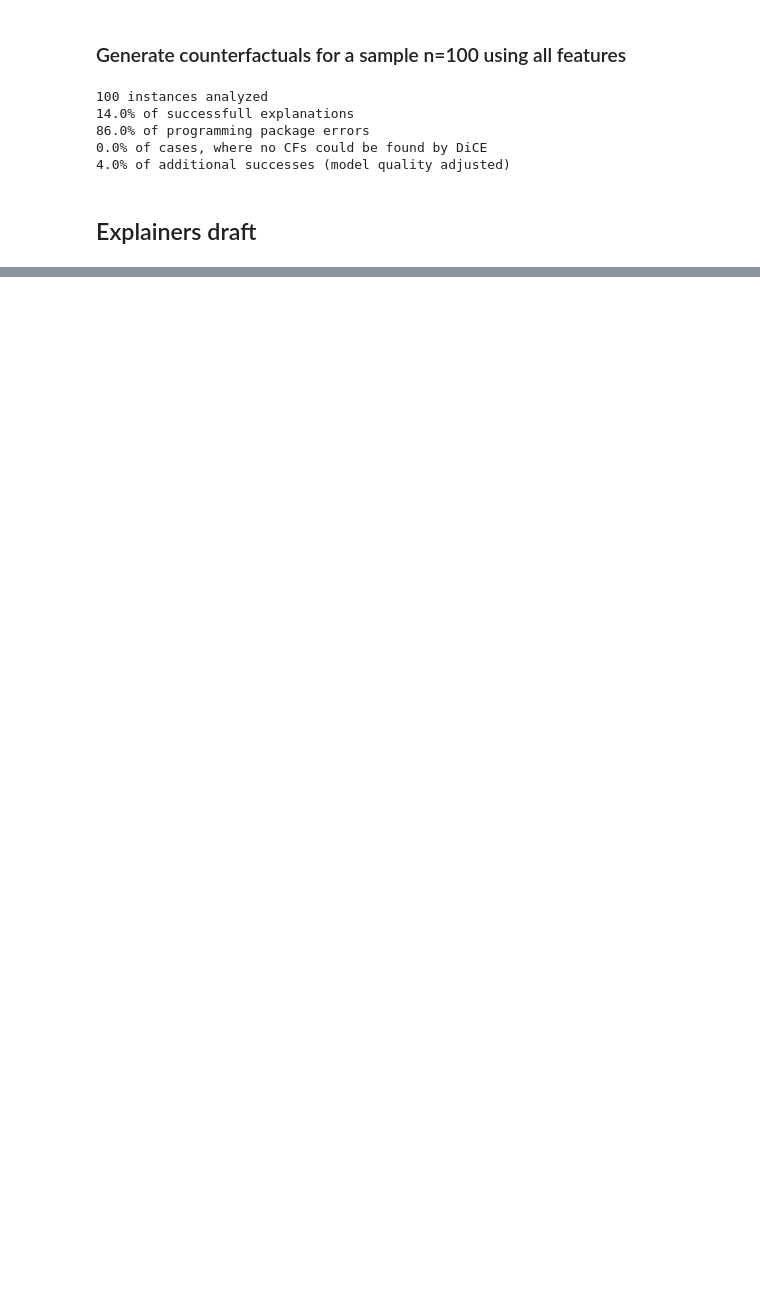
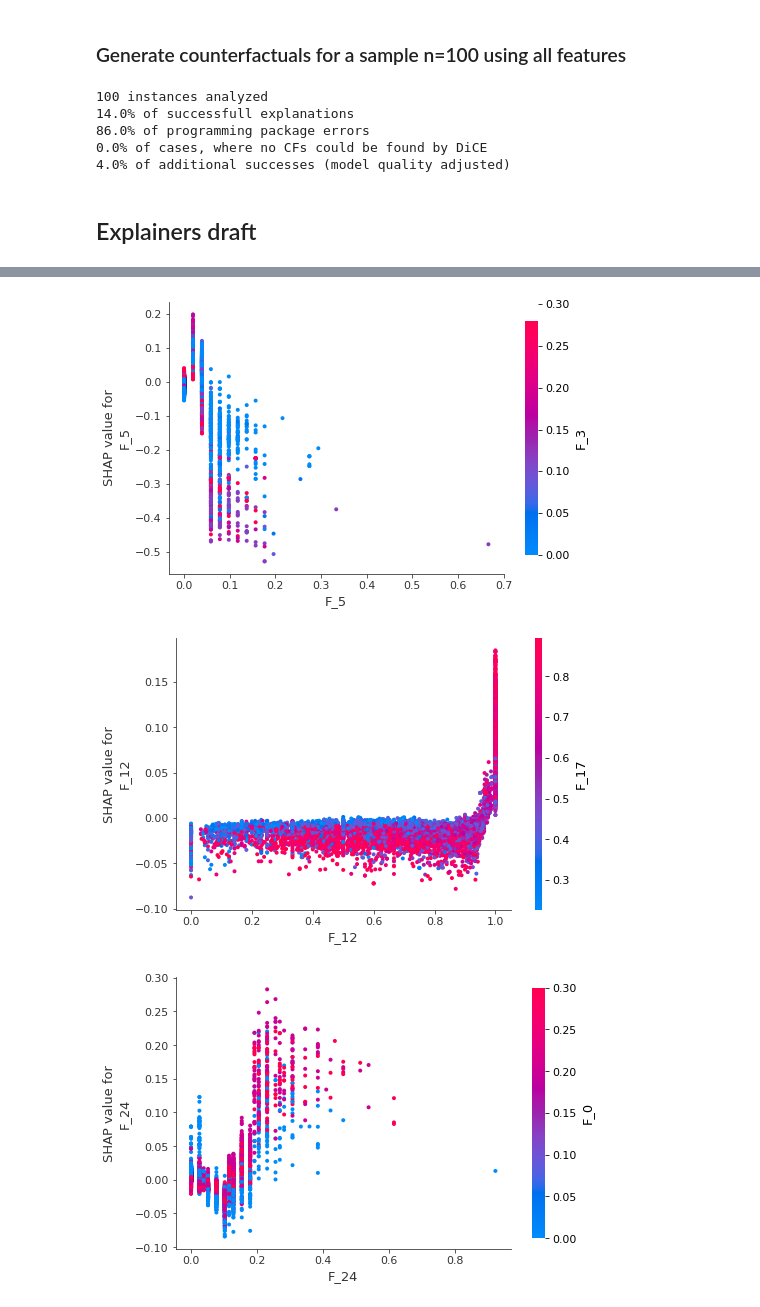
Before and after one commit to KseniaKingsep/interpretable-ml-risks, a Jupyter notebook: notebooks/1_2_CaseCI.ipynb, the cells around one changed output, grey strips where cells are left out. Drawn from its saved outputs; the diff is of its cells as text; code cells hidden in the pictures; blank space fills up the shorter version.

```diff
--- a/notebooks/1_2_CaseCI.ipynb
+++ b/notebooks/1_2_CaseCI.ipynb
@@ -161,3 +168,8 @@ shap.summary_plot(shap_values, case.X_train)
 # %%
-for name in ['F_5', 'F_12', 'F_24', 'F_18', 'F_15', 'F_72']:
-    shap.dependence_plot(name, shap_values[1], case.X_test, display_features=case.X_test)
+for name in features_to_vary:
+    shap.dependence_plot(name, shap_values[1], case.X_test,
+                         display_features=case.X_test)
+# %% [output]
+[figure, added]
+[figure, added]
+[figure, added]
```
Also changed, not shown: parts of 13 cells of this notebook, 1 other file.
